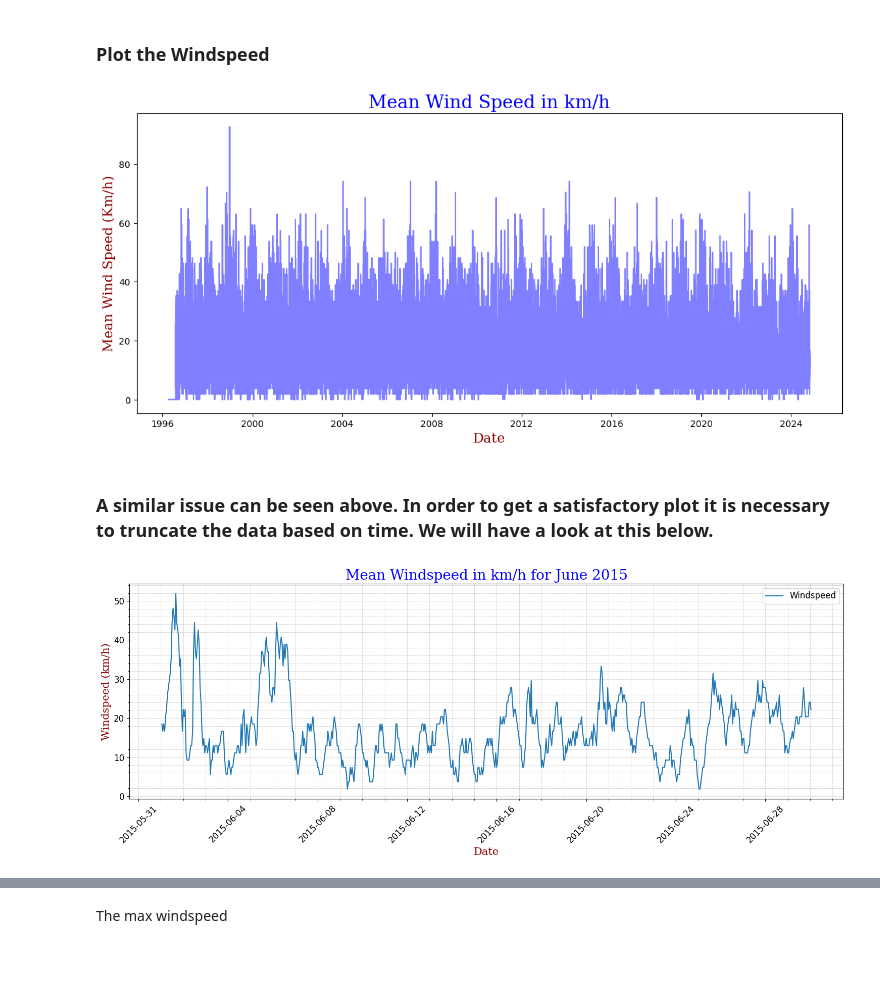
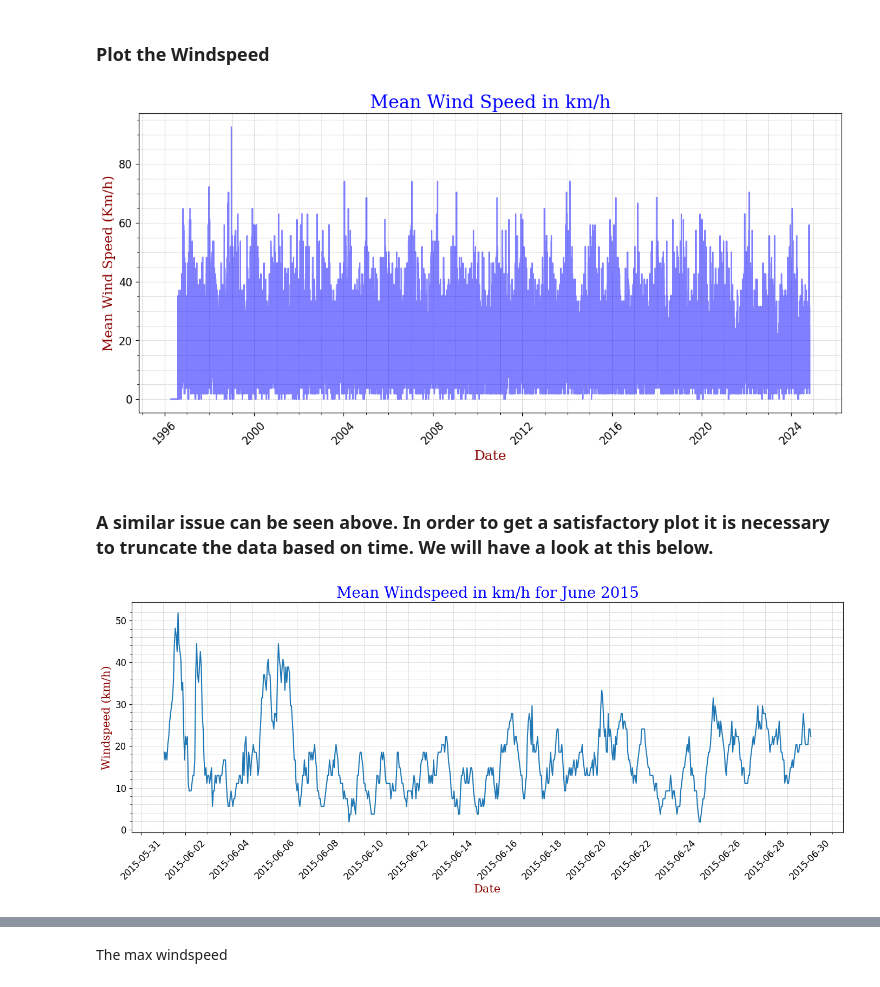
Before and after one commit to MikeCurleyCoosan/PFDA, a Jupyter notebook: PFDA_assignments/assignment06_weather.ipynb, the cells around one changed output, grey strips where cells are left out. Drawn from its saved outputs; the diff is of its cells as text; code cells hidden in the pictures; blank space fills up the shorter version.

```diff
--- a/PFDA_assignments/assignment06_weather.ipynb
+++ b/PFDA_assignments/assignment06_weather.ipynb
@@ -307,32 +314,36 @@ plt.yticks(fontsize=12)
 # %%
 #The windspeed data is in knots. We can convert this to km/h by multiplying by 1.852
 #Firstly though, we need to deal with the missing values in the dataset
 #We can use the interpolate method to fill in the missing values
 #The interpolate method uses linear interpolation to fill in the missing values
 #We can then convert the windspeed data to km/h by multiplying by 1.852
 
 df['Mean Wind Speed (knot)'] = df['Mean Wind Speed (knot)'].interpolate()
 
 #Convert the windspeed data to km/h
 df['Mean Wind Speed (km/h)'] = df['Mean Wind Speed (knot)'] * 1.852
 
 
 #Plot the windspeed data
 fig, ax = plt.subplots(figsize=(14, 6))
 
 #Set the colors for the pie chart.
 colors = ['blue', 'green', 'red']
 
 #Set the font for the x and y axis labels and the title
 font1 = {'family':'serif','color':'blue','size':20}
 font2 = {'family':'serif','color':'darkred','size':15}
 
 ax.plot(df['Date_only'], df['Mean Wind Speed (km/h)'], color='blue', alpha=0.5)
 ax.set_title('Mean Wind Speed in km/h', fontdict = font1)
+ax.grid(True, which='both', linestyle='--', linewidth=0.4)
 ax.set_xlabel('Date', fontdict = font2)
 ax.set_ylabel('Mean Wind Speed (Km/h)', fontdict = font2);
+plt.xticks(fontsize=12, rotation=45)
+plt.yticks(fontsize=12)
+ax.minorticks_on()
 # %% [output]
-[figure, old version]
+[figure, new version]
 # %% [markdown]
 ### A similar issue can be seen above. In order to get a satisfactory plot it is necessary to truncate the data based on time. We will have a look at this below.
 # %%
@@ -350,7 +361,8 @@ font1 = {'family':'serif','color':'blue','size':20}
 font2 = {'family':'serif','color':'darkred','size':15}
 
 # Plot with Seaborn
-plt.figure(figsize=(15, 6))
+fig, ax = plt.subplots(figsize=(14, 6))
+
 sns.lineplot(data=filteredDf, x=filteredDf.index, y="Mean Wind Speed (km/h)")
 plt.title('Mean Windspeed in km/h for June 2015', fontdict=font1)
 plt.xlabel('Date', fontdict=font2)
@@ -358,12 +370,11 @@ plt.ylabel('Windspeed (km/h)', fontdict=font2)
 plt.grid(True, which='both', linestyle='--', linewidth=0.4)
 plt.xticks(fontsize=12, rotation=45)
 plt.yticks(fontsize=12)
-plt.legend(['Windspeed'], loc='upper right', fontsize=12)
 
-# Customize x-axis ticks and labels
+
 ax = plt.gca()
-ax.xaxis.set_major_locator(mdate.DayLocator(interval=4))  # Set major ticks to every day
-ax.xaxis.set_major_formatter(mdate.DateFormatter('%Y-%m-%d'))  # Format the ticks to show date only
+ax.xaxis.set_major_locator(mdate.DayLocator(interval=2))
+ax.xaxis.set_major_formatter(mdate.DateFormatter('%Y-%m-%d'))
 ax.xaxis.set_minor_locator(mdate.DayLocator())
 
 # Add minor ticks on y-axis
@@ -373,7 +384,7 @@ ax.yaxis.set_minor_locator(AutoMinorLocator())
 plt.tight_layout()
 plt.show()
 # %% [output]
-[figure, old version]
+[figure, new version]
 # %%
 #The rolling windspeed over a 24 hour period for the year 2021
 #We can calculate the rolling windspeed over a 24 hour period using the rolling method
```
Also changed, not shown: parts of 4 cells of this notebook.
